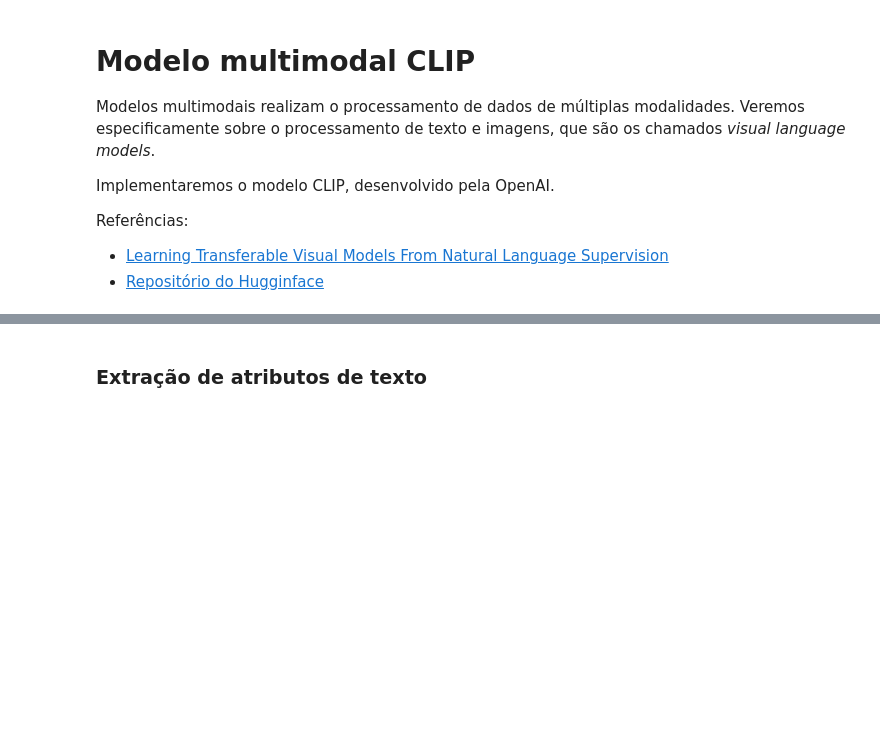
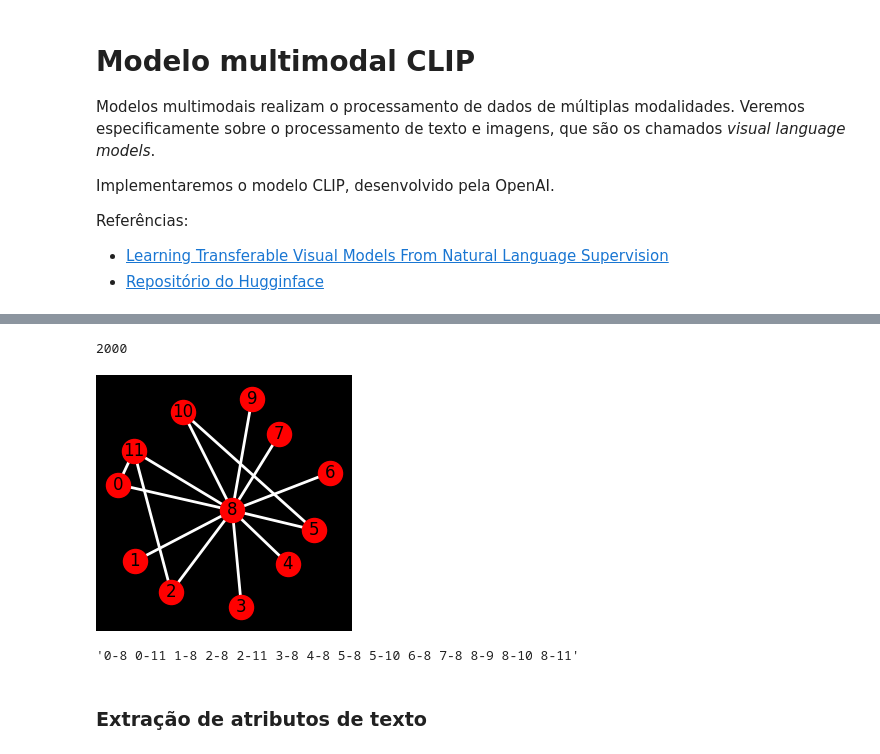
Before and after one commit to Krayth/TCC-graphs-CLIP-test2, a Jupyter notebook: 3 - Modelo multimodal CLIP.ipynb, the cells around one changed output, grey strips where cells are left out. Drawn from its saved outputs; the diff is of its cells as text; code cells hidden in the pictures; blank space fills up the shorter version.

```diff
--- a/3 - Modelo multimodal CLIP.ipynb
+++ b/3 - Modelo multimodal CLIP.ipynb
@@ -21,3 +42,12 @@ imgs, texts = next(iter(dl))
+# %%
+len(ds)
+# %% [output]
+2000
+# %%
+display(*ds[0])
+# %% [output]
+[figure, added]
+'0-8 0-11 1-8 2-8 2-11 3-8 4-8 5-8 5-10 6-8 7-8 8-9 8-10 8-11'
 # %% [markdown]
 ### Extração de atributos de texto
 # %%
```
Also changed, not shown: parts of 29 cells of this notebook, 1 other file.
